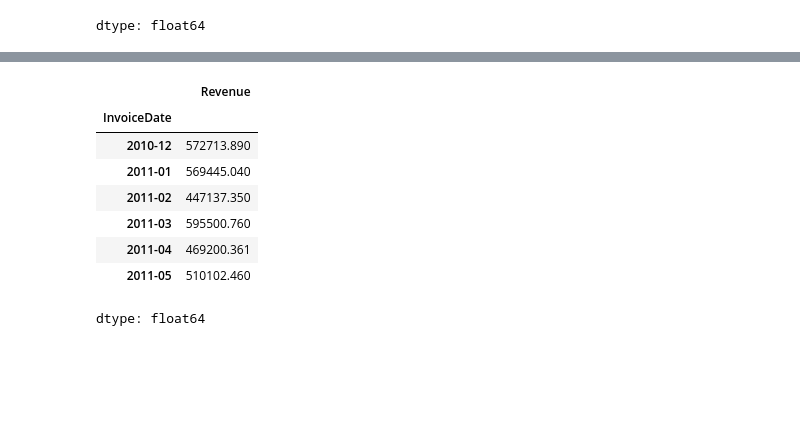
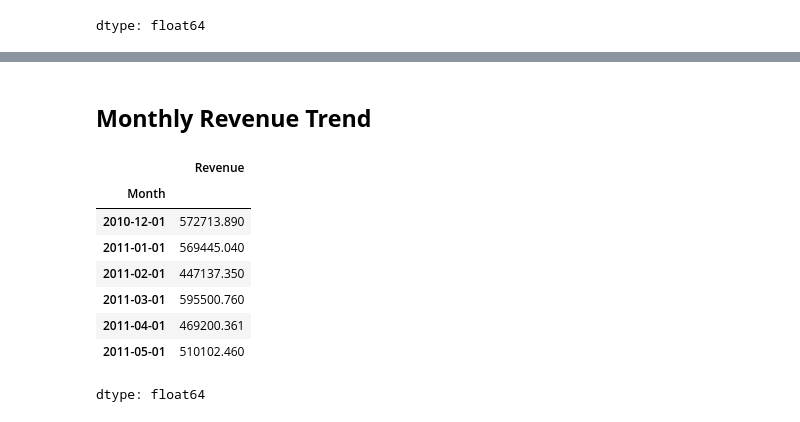
Before and after one commit to kirtish447/data-analytics-portfolio, a Jupyter notebook: Ecommerce-Revenue-Analysis/python/analysis.ipynb, the cells around one changed output, grey strips where cells are left out. Saved outputs shown, nothing was run; the diff lists cells and outputs as text; code cells hidden in the pictures; blank space fills up the shorter version.

```diff
--- a/Ecommerce-Revenue-Analysis/python/analysis.ipynb
+++ b/Ecommerce-Revenue-Analysis/python/analysis.ipynb
@@ -1,7 +1,15 @@
+# %%
+import pandas as pd
+import numpy as np
+import matplotlib.pyplot as plt
+import seaborn as sns
+
+sns.set(style="whitegrid")
+
+pd.set_option("display.max_columns", None)
+pd.set_option("display.max_rows", 100)
 # %%
-import pandas as pd
-
-df = pd.read_csv("/content/ecommerce_sales.csv.csv")
+df = pd.read_csv("Ecommerce-Revenue-Analysis/dataset/ecommerce_sales.csv (2).csv")
 
 df.head()
 # %% [output]
@@ -57,0 +57,2 @@ dtype: int64
+# %%
+df["InvoiceDate"] = pd.to_datetime(df["InvoiceDate"])
@@ -136,20 +163,23 @@ dtype: float64
+# %% [markdown]
+## **Monthly Revenue Trend**
 # %%
-df_clean["InvoiceDate"] = pd.to_datetime(df_clean["InvoiceDate"])
+df_clean["Month"] = df_clean["InvoiceDate"].dt.to_period("M")
 
 monthly_revenue = (
-    df_clean
-    .groupby(df_clean["InvoiceDate"].dt.to_period("M"))["Revenue"]
+    df_clean.groupby("Month")["Revenue"]
     .sum()
 )
 
+monthly_revenue.index = monthly_revenue.index.to_timestamp()
+
 monthly_revenue
 # %% [output]
 |  | Revenue |
-| InvoiceDate |  |
-| 2010-12 | 572713.890 |
-| 2011-01 | 569445.040 |
-| 2011-02 | 447137.350 |
-| 2011-03 | 595500.760 |
-| 2011-04 | 469200.361 |
-| 2011-05 | 510102.460 |
+| Month |  |
+| 2010-12-01 | 572713.890 |
+| 2011-01-01 | 569445.040 |
+| 2011-02-01 | 447137.350 |
+| 2011-03-01 | 595500.760 |
+| 2011-04-01 | 469200.361 |
+| 2011-05-01 | 510102.460 |
 dtype: float64
```
Also changed, not shown: parts of 27 cells of this notebook.
